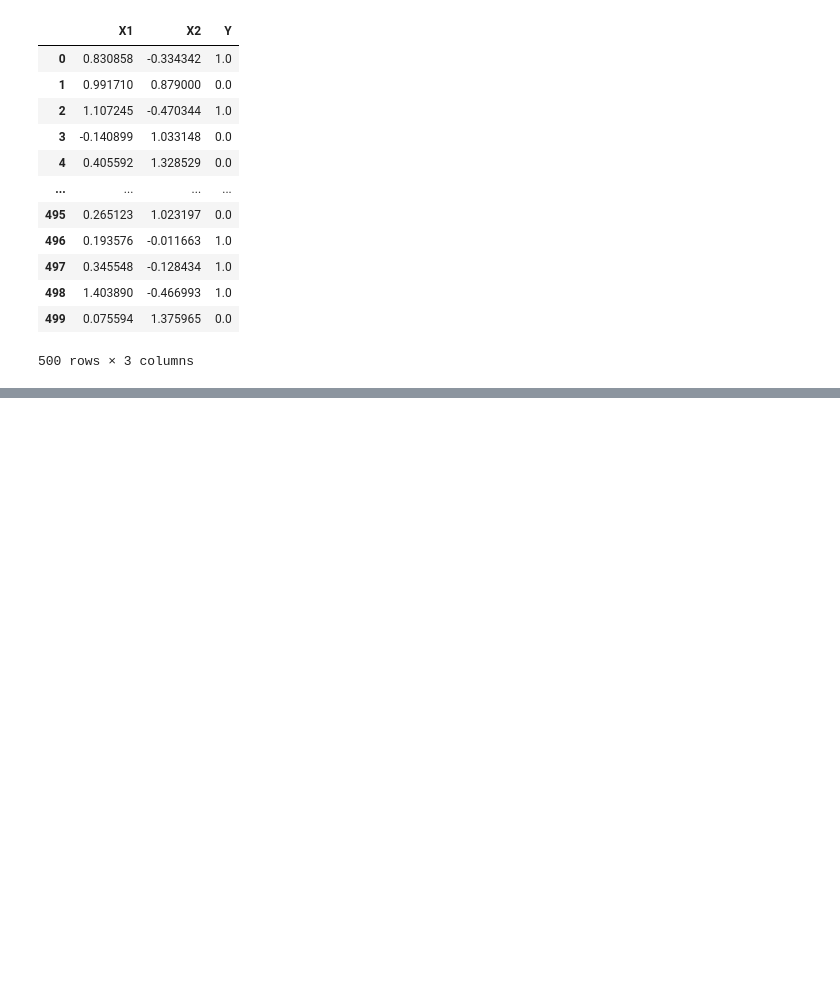
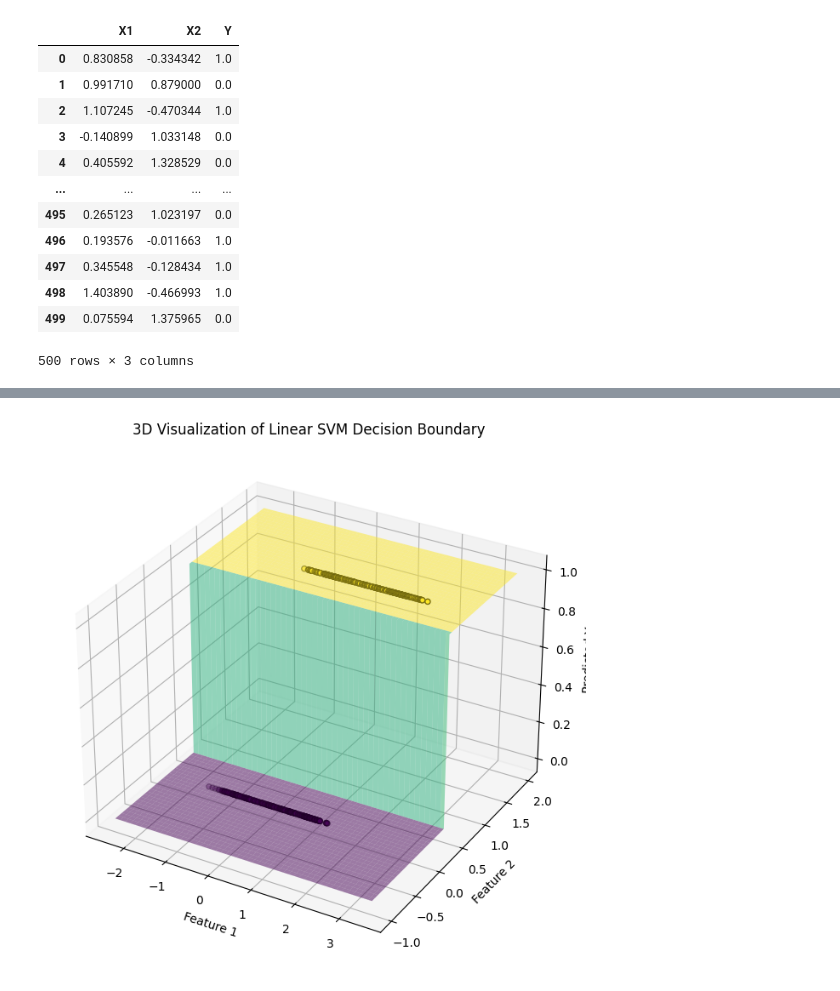
Before and after one commit to Mohammed-Zaheerullah/data-science-portfolio, a Jupyter notebook: core-data-science-practice.ipynb, the cells around one changed output, grey strips where cells are left out. Saved outputs shown, nothing was run; the diff lists cells and outputs as text; code cells hidden in the pictures; blank space fills up the shorter version.

```diff
--- a/core-data-science-practice.ipynb
+++ b/core-data-science-practice.ipynb
@@ -1555,27 +1585,30 @@ plt.show()
 # %%
 import numpy as np
 import matplotlib.pyplot as plt
 
 from mpl_toolkits.mplot3d import Axes3D
 
 x_min, x_max = X.iloc[:, 0].min() -1, X.iloc[:,0].max() + 1
 y_min, y_max = X.iloc[:, 1].min() -1, X.iloc[:,1].max() + 1
 
 xx, yy = np.meshgrid(np.arange(x_min, x_max, 0.01),
                     np.arange(y_min, y_max, 0.01))
 
 z = model.predict(np.c_[xx.ravel(), yy.ravel()])
-z = Z.reshape(xx.shape)
+z = z.reshape(xx.shape)
 
 fig = plt.figure(figsize=(10,8))
 ax = fig.add_subplot(111, projection ='3d')
 
-ax.plot_surface(xx, yy, z, cmap='virdis', alpha=0.5)
+ax.plot_surface(xx, yy, z, cmap='viridis', alpha=0.5)
 
-ax.scatter(x['X1'], X['X2'], Y, c=Y, cmap='virdis', edgecolor='k')
+ax.scatter(X.iloc[:, 0], X.iloc[:, 1], Y, c=Y, cmap="viridis", edgecolor="k")
 
-plt.set_Xlabel("Feature 1")
-plt.set_ylabel("Feature 2")
-plt.set_zlabel("Predicted Y")
-plt.set_title("3D Visualization of Linear SVM Decision Boundry")
+ax.set_xlabel("Feature 1")
+ax.set_ylabel("Feature 2")
+ax.set_zlabel("Predicted Y")
+ax.set_title("3D Visualization of Linear SVM Decision Boundary")
+
 plt.show()
+# %% [output]
+[figure, added]
```
Also changed, not shown: parts of 20 cells of this notebook.
